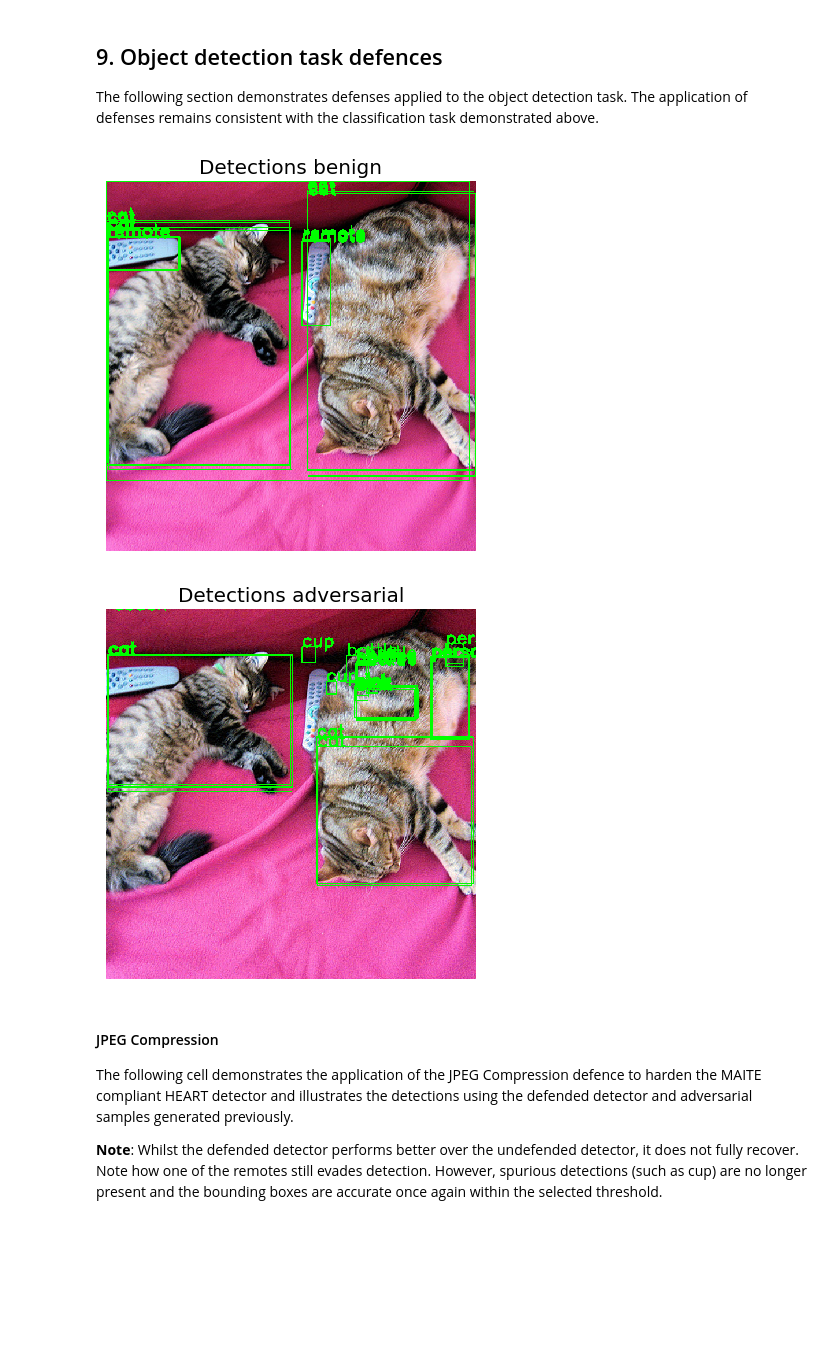
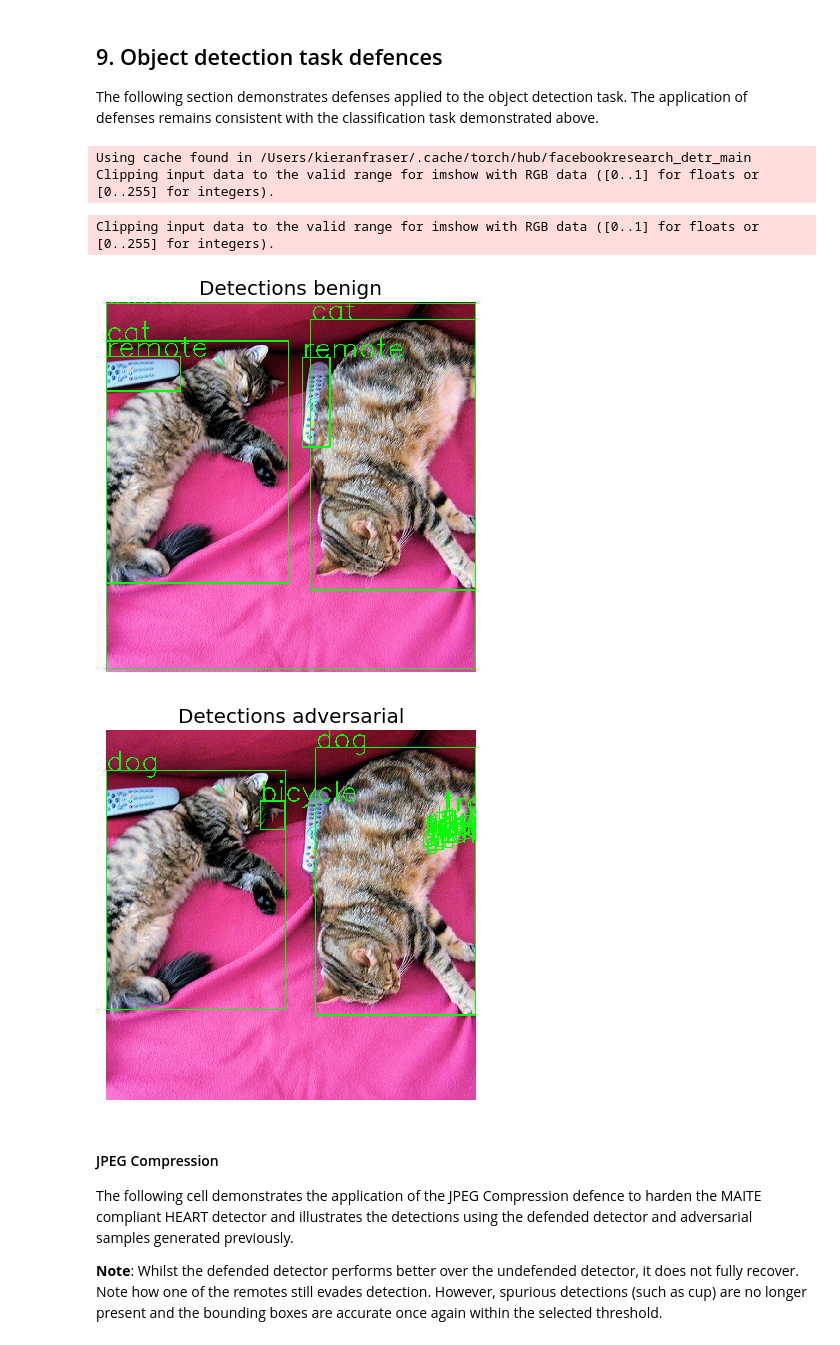
Before and after one commit to IBM/heart-library, a Jupyter notebook: notebooks/8_get_started_defenses.ipynb, the cells around one changed output. Drawn from its saved outputs; the diff is of its cells as text; code cells hidden in the pictures; blank space fills up the shorter version.

```diff
--- a/notebooks/8_get_started_defenses.ipynb
+++ b/notebooks/8_get_started_defenses.ipynb
@@ -528,21 +528,28 @@ import numpy as np
 from PIL import Image
 import numpy as np
 from torchvision.transforms import transforms
-from heart_library.estimators.object_detection import JaticPyTorchYolo
+from heart_library.estimators.object_detection.pytorch_detr import JaticPyTorchDETR
 from art.attacks.evasion import ProjectedGradientDescent
 import cv2
 plt.style.use('ggplot')
 %matplotlib inline
 
-coco_labels = ['person', 'bicycle', 'car', 'motorcycle', 'airplane', 'bus', 'train', 'truck', 'boat', 'traffic light',
-        'fire hydrant', 'stop sign', 'parking meter', 'bench', 'bird', 'cat', 'dog', 'horse', 'sheep', 'cow',
-        'elephant', 'bear', 'zebra', 'giraffe', 'backpack', 'umbrella', 'handbag', 'tie', 'suitcase', 'frisbee',
-        'skis', 'snowboard', 'sports ball', 'kite', 'baseball bat', 'baseball glove', 'skateboard', 'surfboard',
-        'tennis racket', 'bottle', 'wine glass', 'cup', 'fork', 'knife', 'spoon', 'bowl', 'banana', 'apple',
-        'sandwich', 'orange', 'broccoli', 'carrot', 'hot dog', 'pizza', 'donut', 'cake', 'chair', 'couch',
-        'potted plant', 'bed', 'dining table', 'toilet', 'tv', 'laptop', 'mouse', 'remote', 'keyboard',
-        'cell phone', 'microwave', 'oven', 'toaster', 'sink', 'refrigerator', 'book', 'clock', 'vase', 'scissors',
-        'teddy bear', 'hair drier', 'toothbrush']
+coco_labels = [
+    'N/A', 'person', 'bicycle', 'car', 'motorcycle', 'airplane', 'bus',
+    'train', 'truck', 'boat', 'traffic light', 'fire hydrant', 'N/A',
+    'stop sign', 'parking meter', 'bench', 'bird', 'cat', 'dog', 'horse',
+    'sheep', 'cow', 'elephant', 'bear', 'zebra', 'giraffe', 'N/A', 'backpack',
+    'umbrella', 'N/A', 'N/A', 'handbag', 'tie', 'suitcase', 'frisbee', 'skis',
+    'snowboard', 'sports ball', 'kite', 'baseball bat', 'baseball glove',
+    'skateboard', 'surfboard', 'tennis racket', 'bottle', 'N/A', 'wine glass',
+    'cup', 'fork', 'knife', 'spoon', 'bowl', 'banana', 'apple', 'sandwich',
+    'orange', 'broccoli', 'carrot', 'hot dog', 'pizza', 'donut', 'cake',
+    'chair', 'couch', 'potted plant', 'bed', 'N/A', 'dining table', 'N/A',
+    'N/A', 'toilet', 'N/A', 'tv', 'laptop', 'mouse', 'remote', 'keyboard',
+    'cell phone', 'microwave', 'oven', 'toaster', 'sink', 'refrigerator', 'N/A',
+    'book', 'clock', 'vase', 'scissors', 'teddy bear', 'hair drier',
+    'toothbrush'
+]
 
 def extract_predictions(predictions_, conf_thresh):
     # Get the predicted class
@@ -573,9 +580,9 @@ def extract_predictions(predictions_, conf_thresh):
 
 
 def plot_image_with_boxes(img, boxes, pred_cls, title):
-    text_size = 1
+    text_size = 2
     text_th = 2
-    rect_th = 1
+    rect_th = 2
 
     for i in range(len(boxes)):
         cv2.rectangle(img, (int(boxes[i][0][0]), int(boxes[i][0][1])), (int(boxes[i][1][0]), int(boxes[i][1][1])),
@@ -587,23 +594,26 @@ def plot_image_with_boxes(img, boxes, pred_cls, title):
     plt.figure()
     plt.axis("off")
     plt.title(title)
-    plt.imshow(img.astype(np.uint8), interpolation="nearest")
+    plt.imshow(img, interpolation="nearest")
     # plt.show()
 
+MEAN = [0.485, 0.456, 0.406]
+STD = [0.229, 0.224, 0.225]
 NUMBER_CHANNELS = 3
-INPUT_SHAPE = (NUMBER_CHANNELS, 640, 640)
-
+INPUT_SHAPE = (NUMBER_CHANNELS, 800, 800)
 
 '''
 Define the detector
 '''
-detector = JaticPyTorchYolo(device_type='cpu',
+detector = JaticPyTorchDETR(device_type='cpu',
                             input_shape=INPUT_SHAPE,
-                            clip_values=(0, 255),
-                            attack_losses=("loss_total", "loss_cls",
-                                        "loss_box",
-                                        "loss_obj"),
-                            labels=coco_labels,)
+                            clip_values=(0, 1),
+                            attack_losses=( "loss_ce",
+                                "loss_bbox",
+                                "loss_giou",),
+                            labels=coco_labels,
+                            channels_first=True,
+                            preprocessing=(MEAN, STD))
 
 '''
 Prepare COCO image data
@@ -625,42 +635,45 @@ for url in urls:
     im = Image.open(requests.get(url, stream=True).raw)
     im = transform(im).numpy()
     coco_images.append(im)
-coco_images = np.array(coco_images)*255
+coco_images = np.array(coco_images)
 
 '''
 Detect objects
 '''
 output = detector(coco_images)
 
 '''
 View the detections
 '''
 for i in range(1):
     pred = {'boxes': output.boxes[i],
             'scores': output.scores[i],
             'labels': output.labels[i]}
     preds_orig = extract_predictions(pred, 0.3)
     plot_image_with_boxes(img=coco_images[i].transpose(1,2,0).copy(), boxes=preds_orig[1], pred_cls=preds_orig[0], title="Detections benign")
 
 '''
 Deploy an attack
 '''
-attack = JaticAttack(ProjectedGradientDescent(detector, max_iter=10, eps_step=2, eps=64))
+attack = JaticAttack(ProjectedGradientDescent(detector, max_iter=50, eps_step=0.001, eps=0.03))
 x_adv = attack.run_attack(coco_images[[0]]).adversarial_examples
 
 '''
 View detections on adversarial images
 '''
 adv_output = detector(x_adv)
 for i in range(len(x_adv)):
     pred = {'boxes': adv_output.boxes[i],
             'scores': adv_output.scores[i],
             'labels': adv_output.labels[i]}
     preds_orig = extract_predictions(pred, 0.3)
     plot_image_with_boxes(img=x_adv[i].transpose(1,2,0).copy(), boxes=preds_orig[1], pred_cls=preds_orig[0], title="Detections adversarial")
 # %% [output]
+Using cache found in /Users/kieranfraser/.cache/torch/hub/facebookresearch_detr_main
+Clipping input data to the valid range for imshow with RGB data ([0..1] for floats or [0..255] for integers).
+Clipping input data to the valid range for imshow with RGB data ([0..1] for floats or [0..255] for integers).
-[figure, old version]
+[figure, new version]
-[figure, old version]
+[figure, new version]
 # %% [markdown]
 #### JPEG Compression
 The following cell demonstrates the application of the JPEG Compression defence to harden the MAITE compliant HEART detector and illustrates the detections using the defended detector and adversarial samples generated previously.
```
Also changed, not shown: parts of 3 cells of this notebook, 23 other files.
